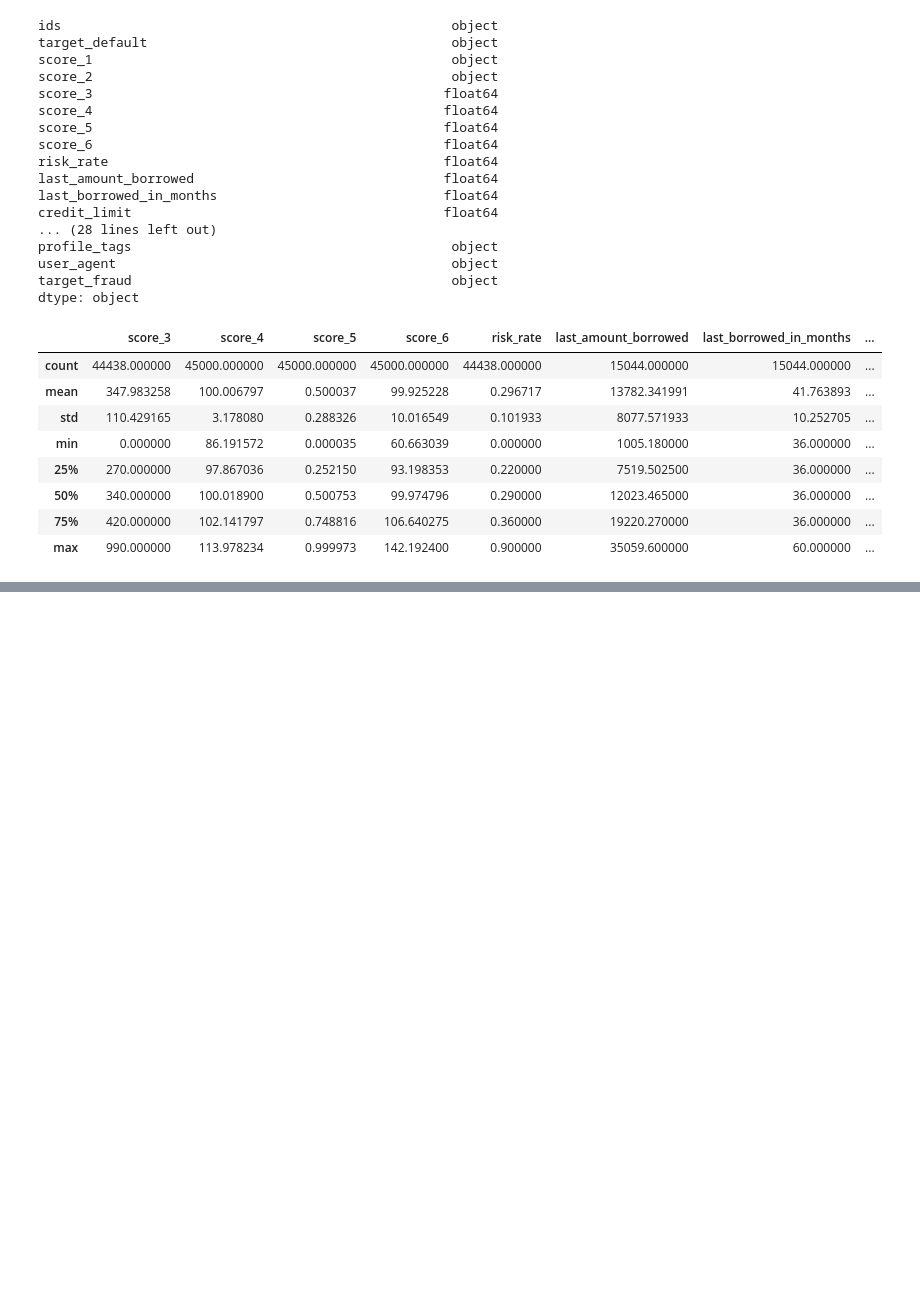
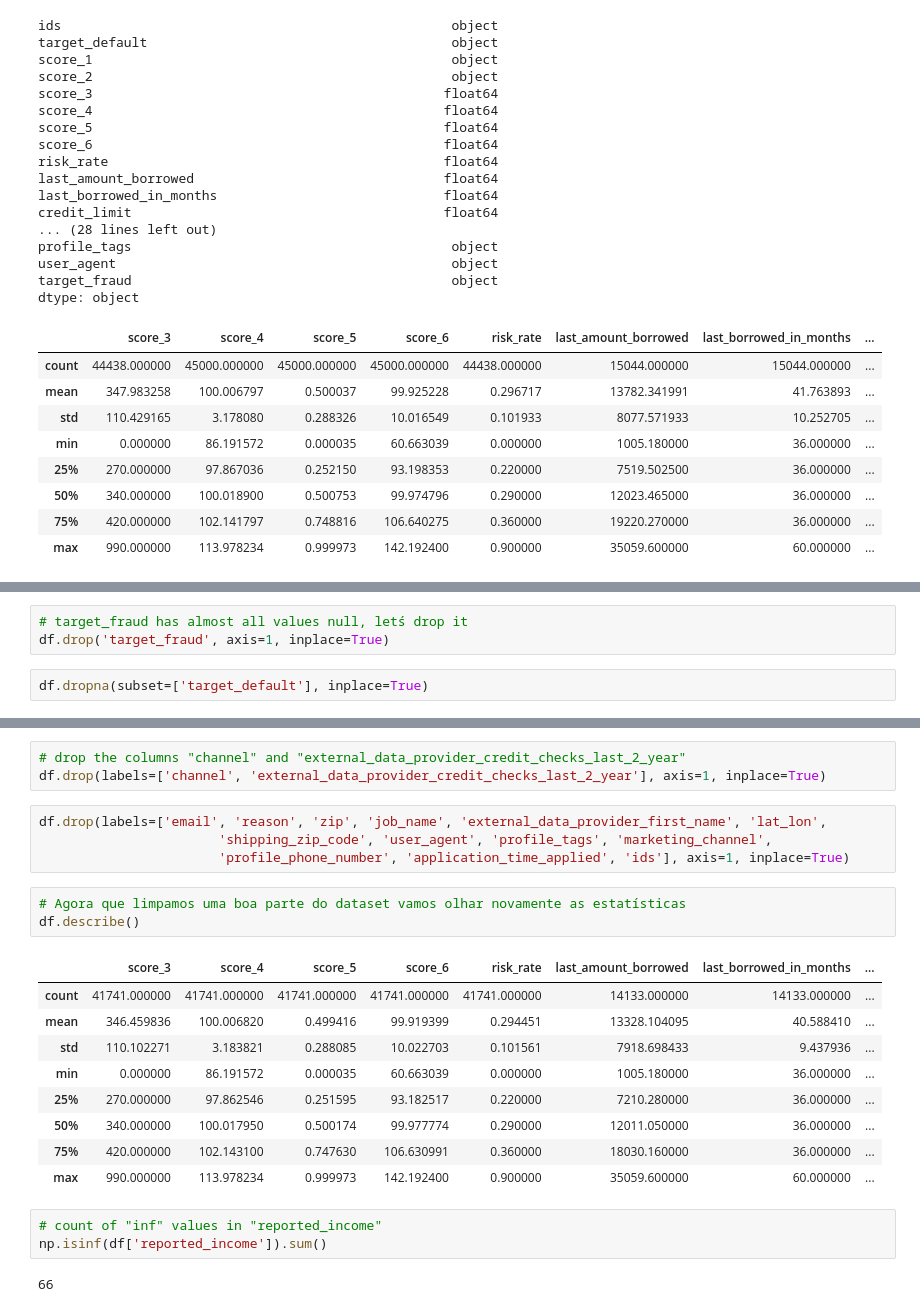
Before and after one commit to tvaditya/intro_ds_and_ml, a Jupyter notebook: Avaliação_de_Risco_de_Crédito.ipynb, the cells around one changed output, grey strips where cells are left out. Saved outputs shown, nothing was run; the diff lists cells and outputs as text; blank space fills up the shorter version.

```diff
--- a/Avaliação_de_Risco_de_Crédito.ipynb
+++ b/Avaliação_de_Risco_de_Crédito.ipynb
@@ -149,0 +171,5 @@ dtype: object
+# %%
+# target_fraud has almost all values null, letś drop it
+df.drop('target_fraud', axis=1, inplace=True)
+# %%
+df.dropna(subset=['target_default'], inplace=True)
@@ -149,0 +217,25 @@ dtype: object
+# %%
+# drop the columns "channel" and "external_data_provider_credit_checks_last_2_year"
+df.drop(labels=['channel', 'external_data_provider_credit_checks_last_2_year'], axis=1, inplace=True)
+# %%
+df.drop(labels=['email', 'reason', 'zip', 'job_name', 'external_data_provider_first_name', 'lat_lon',
+                       'shipping_zip_code', 'user_agent', 'profile_tags', 'marketing_channel',
+                       'profile_phone_number', 'application_time_applied', 'ids'], axis=1, inplace=True)
+# %%
+# Agora que limpamos uma boa parte do dataset vamos olhar novamente as estatísticas
+df.describe()
+# %% [output]
+|  | score_3 | score_4 | score_5 | score_6 | risk_rate | last_amount_borrowed | last_borrowed_in_months | ... |
+| count | 41741.000000 | 41741.000000 | 41741.000000 | 41741.000000 | 41741.000000 | 14133.000000 | 14133.000000 | ... |
+| mean | 346.459836 | 100.006820 | 0.499416 | 99.919399 | 0.294451 | 13328.104095 | 40.588410 | ... |
+| std | 110.102271 | 3.183821 | 0.288085 | 10.022703 | 0.101561 | 7918.698433 | 9.437936 | ... |
+| min | 0.000000 | 86.191572 | 0.000035 | 60.663039 | 0.000000 | 1005.180000 | 36.000000 | ... |
+| 25% | 270.000000 | 97.862546 | 0.251595 | 93.182517 | 0.220000 | 7210.280000 | 36.000000 | ... |
+| 50% | 340.000000 | 100.017950 | 0.500174 | 99.977774 | 0.290000 | 12011.050000 | 36.000000 | ... |
+| 75% | 420.000000 | 102.143100 | 0.747630 | 106.630991 | 0.360000 | 18030.160000 | 36.000000 | ... |
+| max | 990.000000 | 113.978234 | 0.999973 | 142.192400 | 0.900000 | 35059.600000 | 60.000000 | ... |
+# %%
+# count of "inf" values in "reported_income"
+np.isinf(df['reported_income']).sum()
+# %% [output]
+66
```
Also changed, not shown: parts of 9 cells of this notebook.
